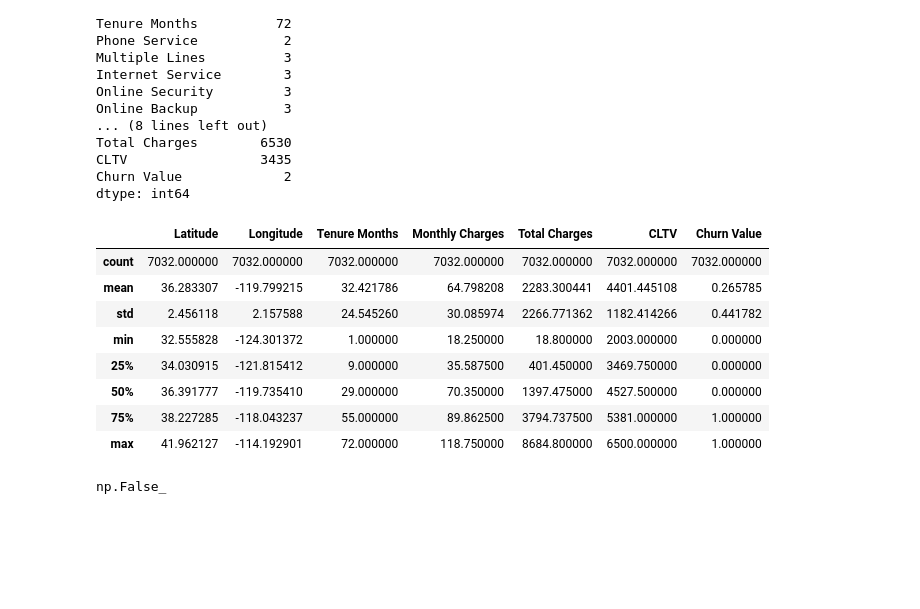
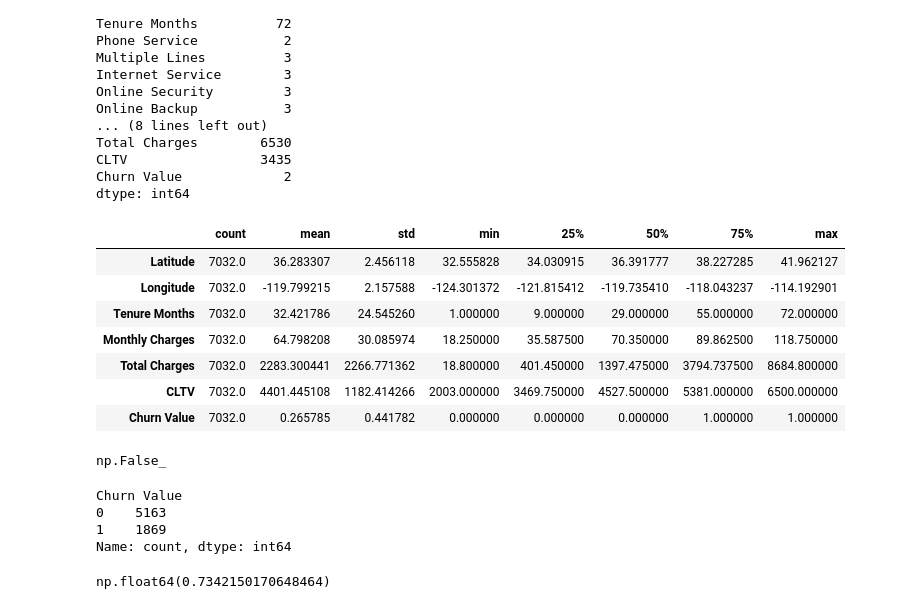
Before and after one commit to eudesgccunha/customer-churn-app, a Jupyter notebook: notebooks/customer_churn_tmp.ipynb, the cells around one changed output. Drawn from its saved outputs; the diff is of its cells as text; code cells hidden in the pictures; blank space fills up the shorter version.

```diff
--- a/notebooks/customer_churn_tmp.ipynb
+++ b/notebooks/customer_churn_tmp.ipynb
@@ -124,18 +125,30 @@ CLTV                 3435
 Churn Value             2
 dtype: int64
 # %%
-df.describe()
+df.describe().T
 # %% [output]
-|  | Latitude | Longitude | Tenure Months | Monthly Charges | Total Charges | CLTV | Churn Value |
-| count | 7032.000000 | 7032.000000 | 7032.000000 | 7032.000000 | 7032.000000 | 7032.000000 | 7032.000000 |
-| mean | 36.283307 | -119.799215 | 32.421786 | 64.798208 | 2283.300441 | 4401.445108 | 0.265785 |
-| std | 2.456118 | 2.157588 | 24.545260 | 30.085974 | 2266.771362 | 1182.414266 | 0.441782 |
-| min | 32.555828 | -124.301372 | 1.000000 | 18.250000 | 18.800000 | 2003.000000 | 0.000000 |
-| 25% | 34.030915 | -121.815412 | 9.000000 | 35.587500 | 401.450000 | 3469.750000 | 0.000000 |
-| 50% | 36.391777 | -119.735410 | 29.000000 | 70.350000 | 1397.475000 | 4527.500000 | 0.000000 |
-| 75% | 38.227285 | -118.043237 | 55.000000 | 89.862500 | 3794.737500 | 5381.000000 | 1.000000 |
-| max | 41.962127 | -114.192901 | 72.000000 | 118.750000 | 8684.800000 | 6500.000000 | 1.000000 |
+|  | count | mean | std | min | 25% | 50% | 75% | max |
+| Latitude | 7032.0 | 36.283307 | 2.456118 | 32.555828 | 34.030915 | 36.391777 | 38.227285 | 41.962127 |
+| Longitude | 7032.0 | -119.799215 | 2.157588 | -124.301372 | -121.815412 | -119.735410 | -118.043237 | -114.192901 |
+| Tenure Months | 7032.0 | 32.421786 | 24.545260 | 1.000000 | 9.000000 | 29.000000 | 55.000000 | 72.000000 |
+| Monthly Charges | 7032.0 | 64.798208 | 30.085974 | 18.250000 | 35.587500 | 70.350000 | 89.862500 | 118.750000 |
+| Total Charges | 7032.0 | 2283.300441 | 2266.771362 | 18.800000 | 401.450000 | 1397.475000 | 3794.737500 | 8684.800000 |
+| CLTV | 7032.0 | 4401.445108 | 1182.414266 | 2003.000000 | 3469.750000 | 4527.500000 | 5381.000000 | 6500.000000 |
+| Churn Value | 7032.0 | 0.265785 | 0.441782 | 0.000000 | 0.000000 | 0.000000 | 1.000000 | 1.000000 |
 # %%
 df.duplicated().any()
 # %% [output]
 np.False_
+# %%
+# verificar desbalanceamento de dados
+df['Churn Value'].value_counts()
+# %% [output]
+Churn Value
+0    5163
+1    1869
+Name: count, dtype: int64
+# %%
+# calcular desbalanceamento de dados
+df['Churn Value'].eq(0).sum() / df.shape[0]
+# %% [output]
+np.float64(0.7342150170648464)
```
Also changed, not shown: parts of 26 cells of this notebook, 1 other file.
